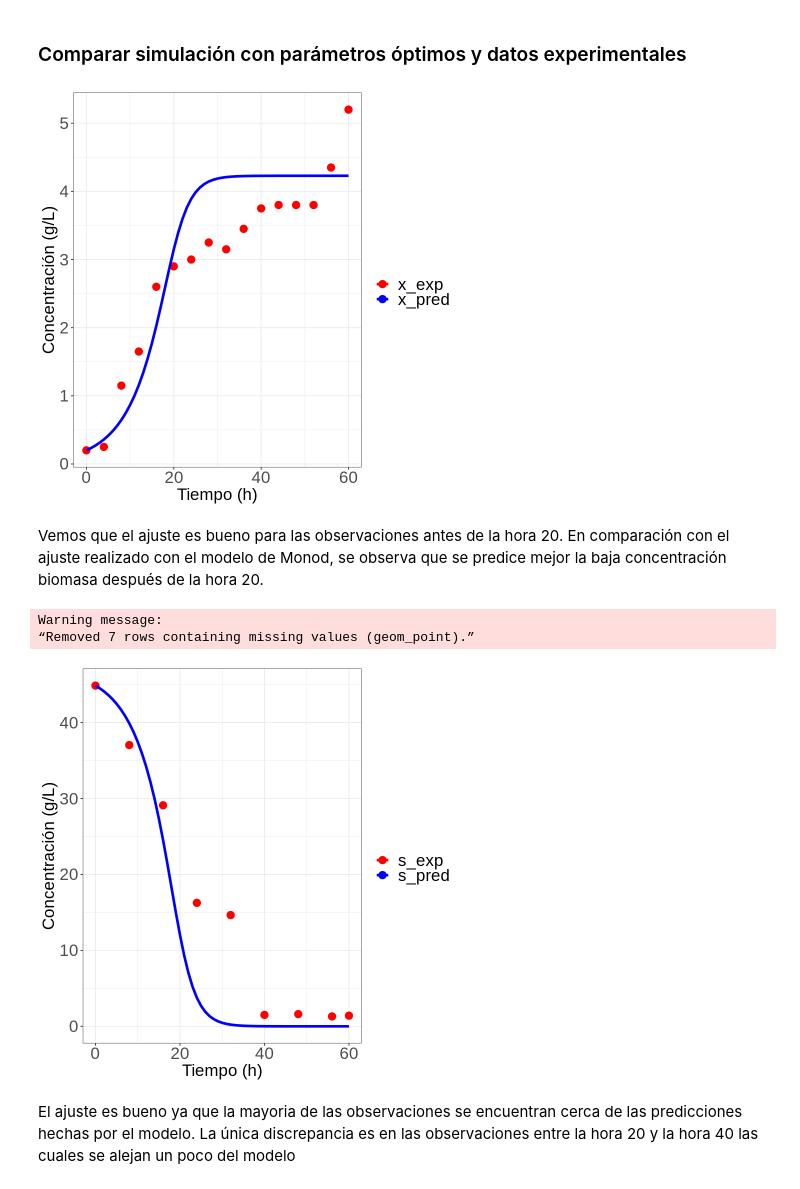
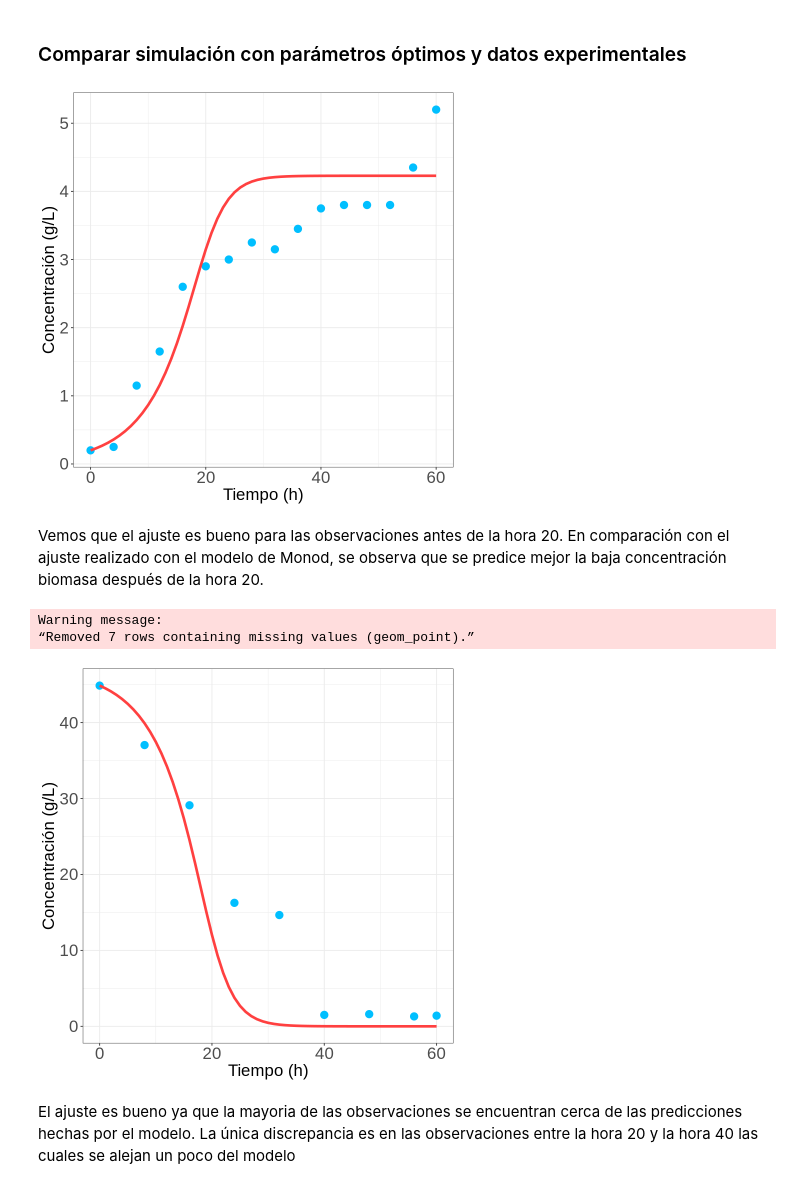
Before and after one commit to JuanM-GG/modelos-tesis, a Jupyter notebook: optimizacion_parametrica_inhibicion.ipynb, the cells around one changed output. Cells and saved outputs as stored; diff of their text form; code cells hidden in the pictures.

```diff
--- a/optimizacion_parametrica_inhibicion.ipynb
+++ b/optimizacion_parametrica_inhibicion.ipynb
@@ -328,21 +328,21 @@ out_it <- as.data.frame(out_it)
 # %%
 # comparamos modelo y datos experimentales (biomasa)
 ggplot(data_it, aes(x=time)) +
   geom_point(aes(y = x, color = "x_exp"), size = 4) +
   geom_line(data = out_it, aes(y = x, color = "x_pred"), lwd = 1.5) +
-  scale_color_manual("", breaks = c("x_exp", "x_pred"), values = c("red", "blue")) +
+  scale_color_manual("", breaks = c("x_exp", "x_pred"), values = c("deepskyblue1", "brown1")) +
   xlab("Tiempo (h)") +
   ylab("Concentración (g/L)") +
   #labs(title = "Isstchenkia terrícola") +
   theme_bw() +
-  theme(
+  theme(legend.position = "none",
         plot.title = element_text(size=25,face = "italic"),
         axis.text=element_text(size=20),
         axis.title=element_text(size=20),
         legend.title = element_text(size=20),
         legend.text = element_text(size=20))
 # %% [output]
-[figure, old version]
+[figure, new version]
 # %% [markdown]
 Vemos que el ajuste es bueno para las observaciones antes de la hora 20. En comparación con el ajuste realizado con el modelo de Monod, se observa que se predice mejor la baja concentración biomasa después de la hora 20.
 # %%
@@ -350,12 +350,12 @@ Vemos que el ajuste es bueno para las observaciones antes de la hora 20. En comp
 ggplot(data_it, aes(x=time)) +
   geom_point(aes(y = s, color = "s_exp"), size = 4) +
   geom_line(data = out_it, aes(y = s, color = "s_pred"), lwd = 1.5) +
-  scale_color_manual("", breaks = c("s_exp", "s_pred"), values = c("red", "blue")) +
+  scale_color_manual("", breaks = c("s_exp", "s_pred"), values = c("deepskyblue1", "brown1")) +
   xlab("Tiempo (h)") +
   ylab("Concentración (g/L)")  +
   #labs(title = "Isstchenkia terrícola") +
   theme_bw() +
-  theme(
+  theme(legend.position = "none",
         plot.title = element_text(size=25,face = "italic"),
         axis.text=element_text(size=20),
         axis.title=element_text(size=20),
@@ -364,7 +364,7 @@ ggplot(data_it, aes(x=time)) +
 # %% [output]
 Warning message:
 “Removed 7 rows containing missing values (geom_point).”
-[figure, old version]
+[figure, new version]
 # %% [markdown]
 El ajuste es bueno ya que la mayoria de las observaciones se encuentran cerca de las predicciones hechas por el modelo. La única discrepancia es en las observaciones entre la hora 20 y la hora 40 las cuales se alejan un poco del modelo
 # %% [markdown]
```
Also changed, not shown: parts of 27 cells of this notebook.
